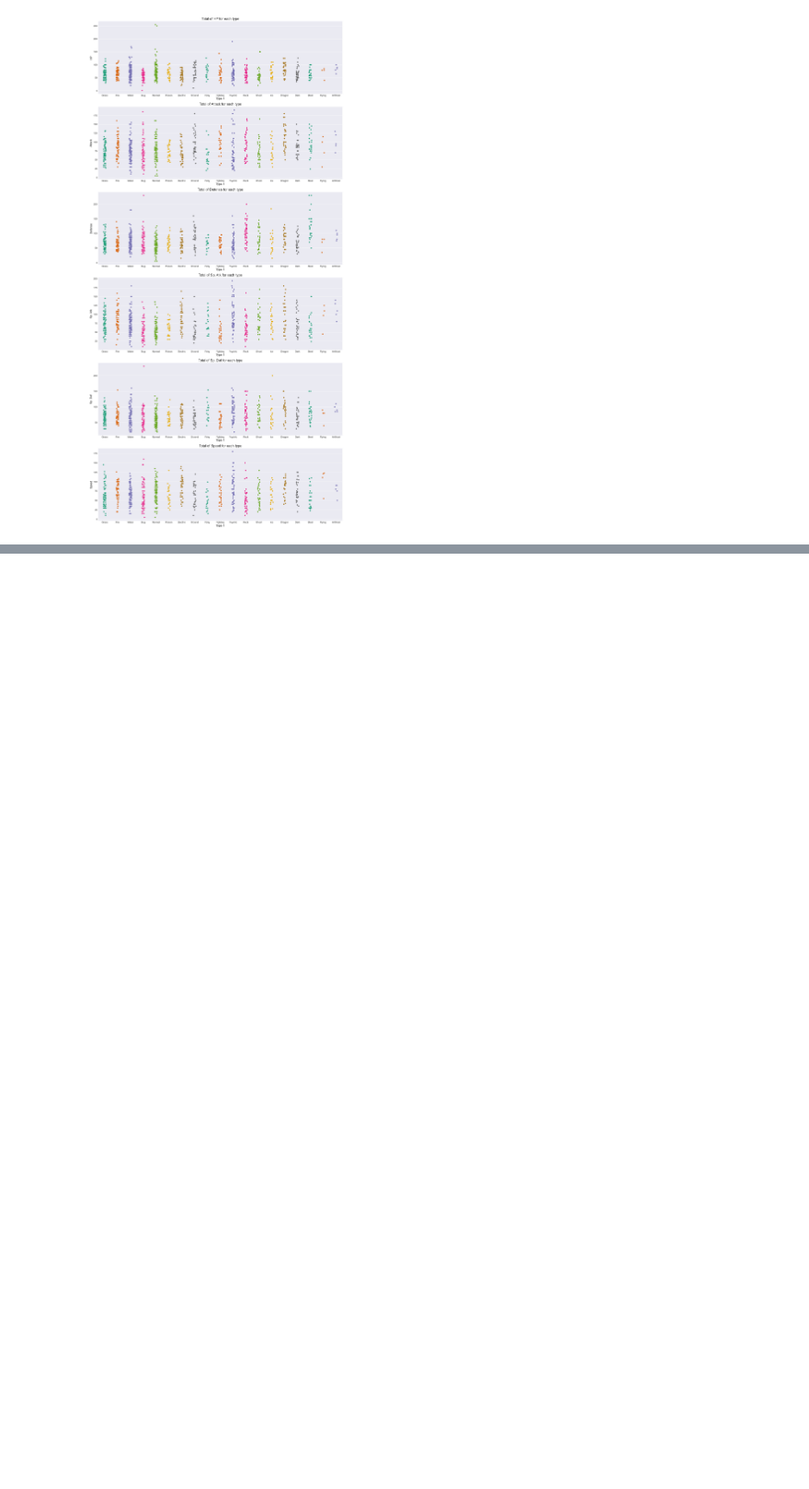
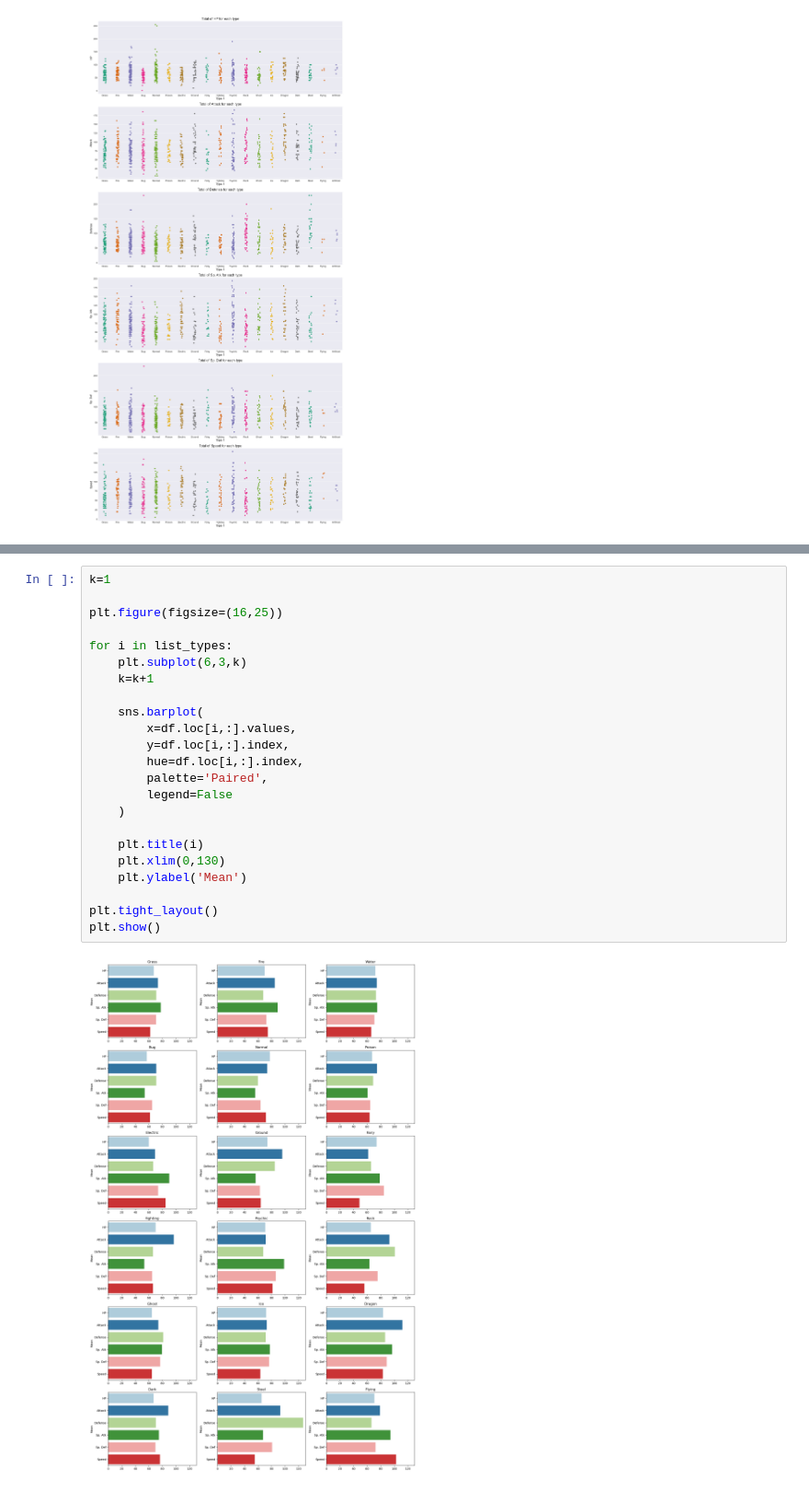
Before and after one commit to fariasdgs/ECBD_9AIDGS_PRACTICAS_230389, a Jupyter notebook: Practica03/AnalisisDatos230389_.ipynb, the cells around one changed output, grey strips where cells are left out. Shown at 92% size. Drawn from its saved outputs; the diff is of its cells as text; blank space fills up the shorter version.

```diff
--- a/Practica03/AnalisisDatos230389_.ipynb
+++ b/Practica03/AnalisisDatos230389_.ipynb
@@ -464,0 +574,25 @@ plt.show()
+# %%
+k=1
+
+plt.figure(figsize=(16,25))
+
+for i in list_types:
+    plt.subplot(6,3,k)
+    k=k+1
+
+    sns.barplot(
+        x=df.loc[i,:].values,
+        y=df.loc[i,:].index,
+        hue=df.loc[i,:].index,
+        palette='Paired',
+        legend=False
+    )
+
+    plt.title(i)
+    plt.xlim(0,130)
+    plt.ylabel('Mean')
+
+plt.tight_layout()
+plt.show()
+# %% [output]
+[figure, added]
```
Also changed, not shown: parts of 12 cells of this notebook.
